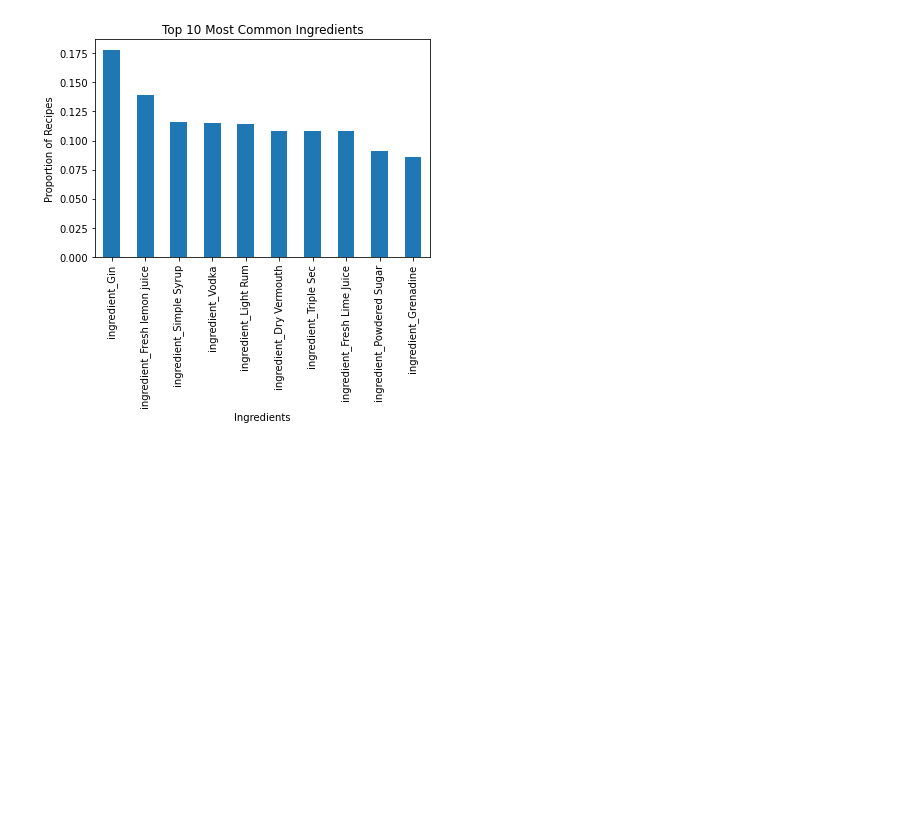
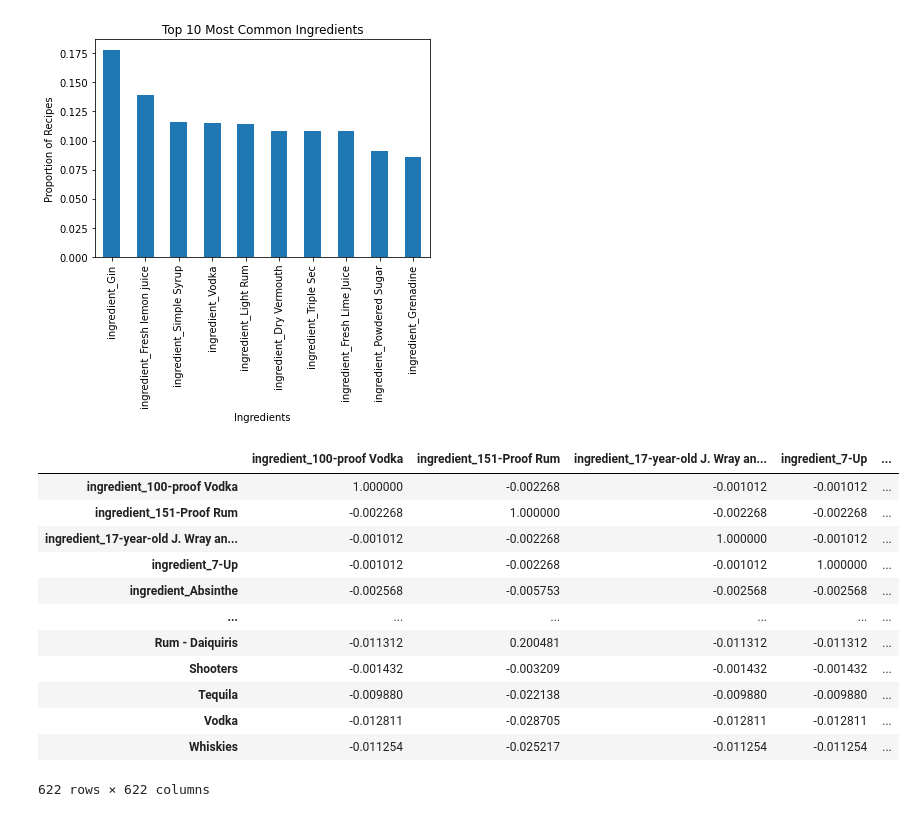
Before and after one commit to aacole3377/cocktail_clustering, a Jupyter notebook: cocktail_clustering.ipynb, the cells around one changed output. Drawn from its saved outputs; the diff is of its cells as text; code cells hidden in the pictures; blank space fills up the shorter version.

```diff
--- a/cocktail_clustering.ipynb
+++ b/cocktail_clustering.ipynb
@@ -171,3 +175,19 @@ plt.xlabel('Ingredients')
 plt.show()
 # %% [output]
 [figure]
+# %%
+df.corr()
+# %% [output]
+|  | ingredient_100-proof Vodka | ingredient_151-Proof Rum | ingredient_17-year-old J. Wray an... | ingredient_7-Up | ... |
+| ingredient_100-proof Vodka | 1.000000 | -0.002268 | -0.001012 | -0.001012 | ... |
+| ingredient_151-Proof Rum | -0.002268 | 1.000000 | -0.002268 | -0.002268 | ... |
+| ingredient_17-year-old J. Wray an... | -0.001012 | -0.002268 | 1.000000 | -0.001012 | ... |
+| ingredient_7-Up | -0.001012 | -0.002268 | -0.001012 | 1.000000 | ... |
+| ingredient_Absinthe | -0.002568 | -0.005753 | -0.002568 | -0.002568 | ... |
+| ... | ... | ... | ... | ... | ... |
+| Rum - Daiquiris | -0.011312 | 0.200481 | -0.011312 | -0.011312 | ... |
+| Shooters | -0.001432 | -0.003209 | -0.001432 | -0.001432 | ... |
+| Tequila | -0.009880 | -0.022138 | -0.009880 | -0.009880 | ... |
+| Vodka | -0.012811 | -0.028705 | -0.012811 | -0.012811 | ... |
+| Whiskies | -0.011254 | -0.025217 | -0.011254 | -0.011254 | ... |
+622 rows × 622 columns
```
Also changed, not shown: parts of 5 cells of this notebook, 11 other files.
